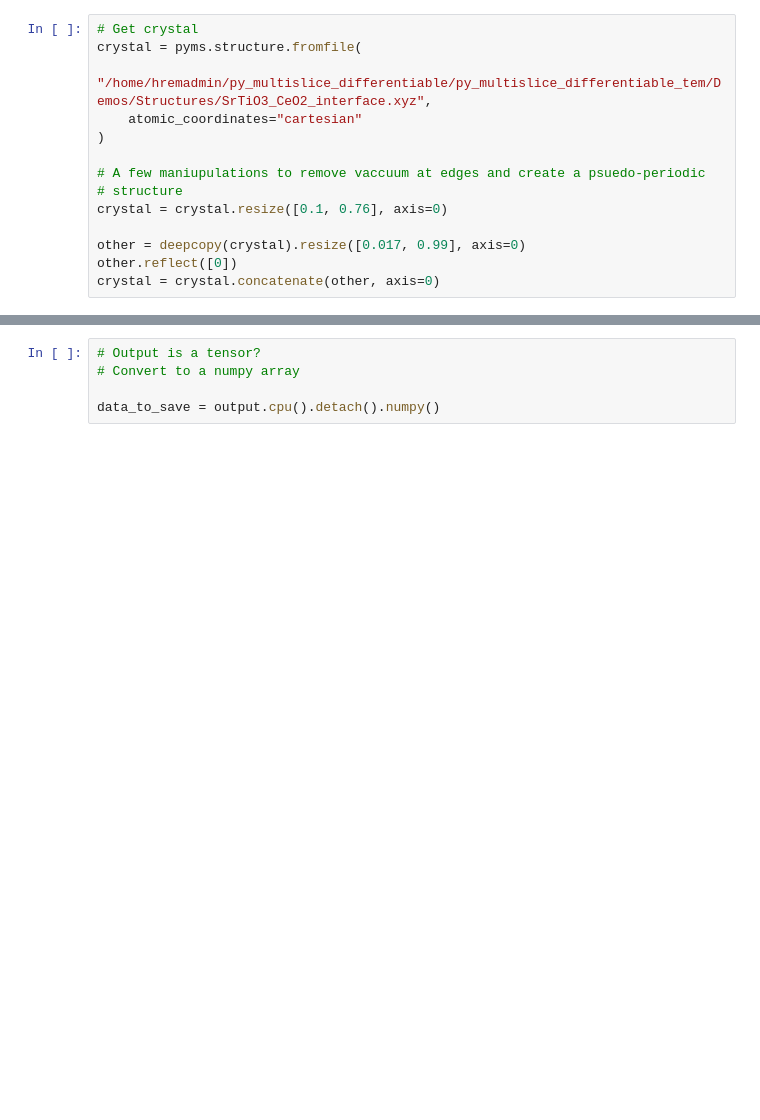
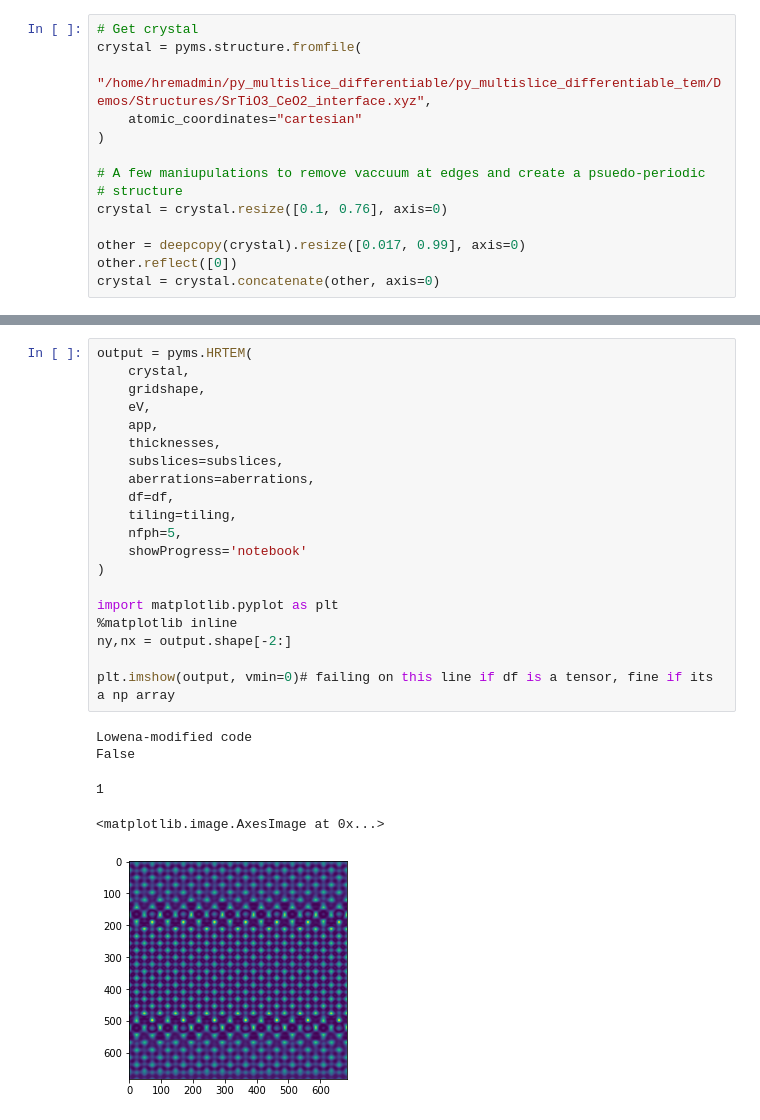
Before and after one commit to LowenaHull/py_multislice_differentiable_tem, a Jupyter notebook: Demos/Part_1_Just_Defocus/Generating_dummy_image_data.ipynb, the cells around one changed output, grey strips where cells are left out. Drawn from its saved outputs; the diff is of its cells as text; blank space fills up the shorter version.

```diff
--- a/Demos/Part_1_Just_Defocus/Generating_dummy_image_data.ipynb
+++ b/Demos/Part_1_Just_Defocus/Generating_dummy_image_data.ipynb
@@ -125,5 +143,26 @@ True
-# %%
-# Output is a tensor?
-# Convert to a numpy array
-
-data_to_save = output.cpu().detach().numpy()
+# %%
+output = pyms.HRTEM(
+    crystal,
+    gridshape,
+    eV,
+    app,
+    thicknesses,
+    subslices=subslices,
+    aberrations=aberrations,
+    df=df,
+    tiling=tiling,
+    nfph=5,
+    showProgress='notebook'
+)
+
+import matplotlib.pyplot as plt
+%matplotlib inline
+ny,nx = output.shape[-2:]
+
+plt.imshow(output, vmin=0)# failing on this line if df is a tensor, fine if its a np array
+# %% [output]
+Lowena-modified code
+False
+1
+<matplotlib.image.AxesImage at 0x...>
+[figure, added]
```
Also changed, not shown: parts of 8 cells of this notebook, 9 other files.
